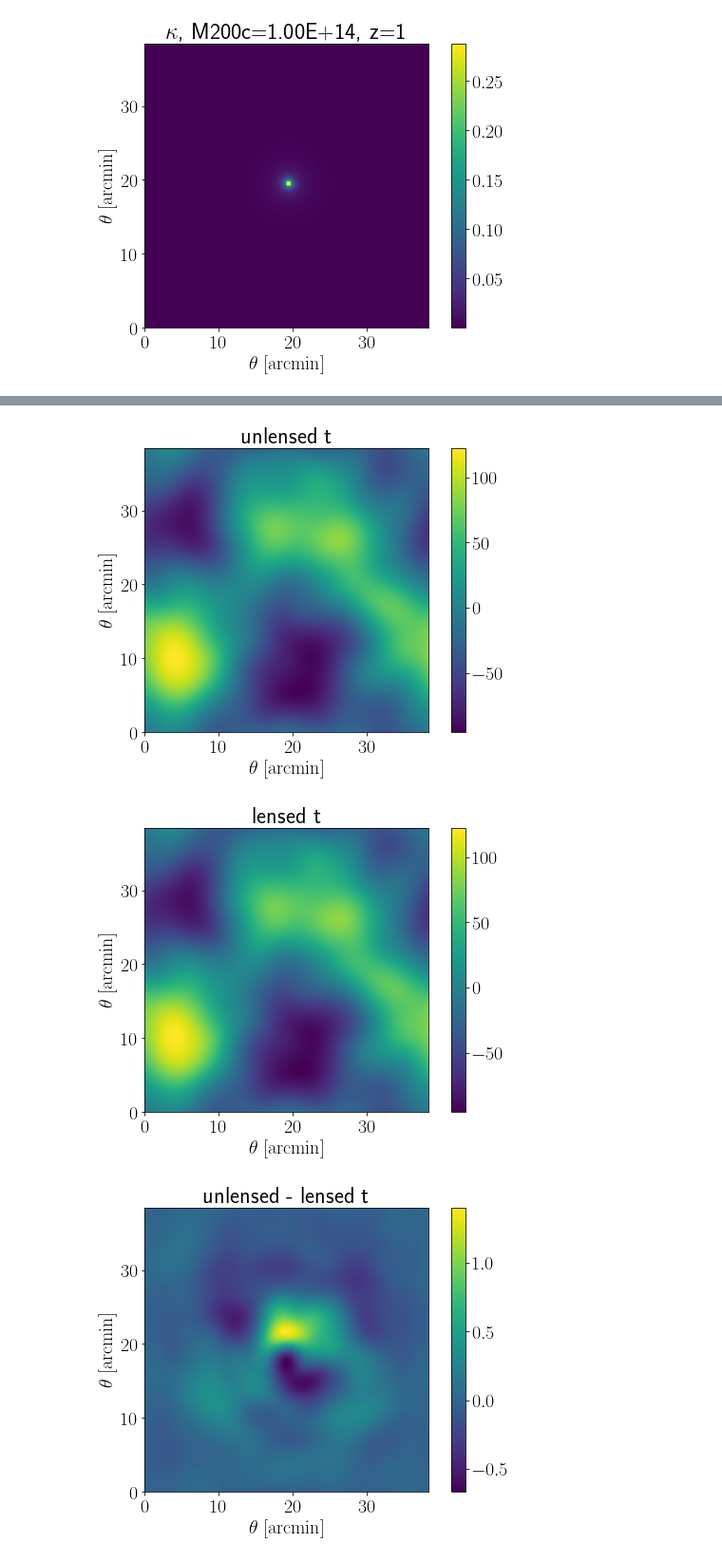
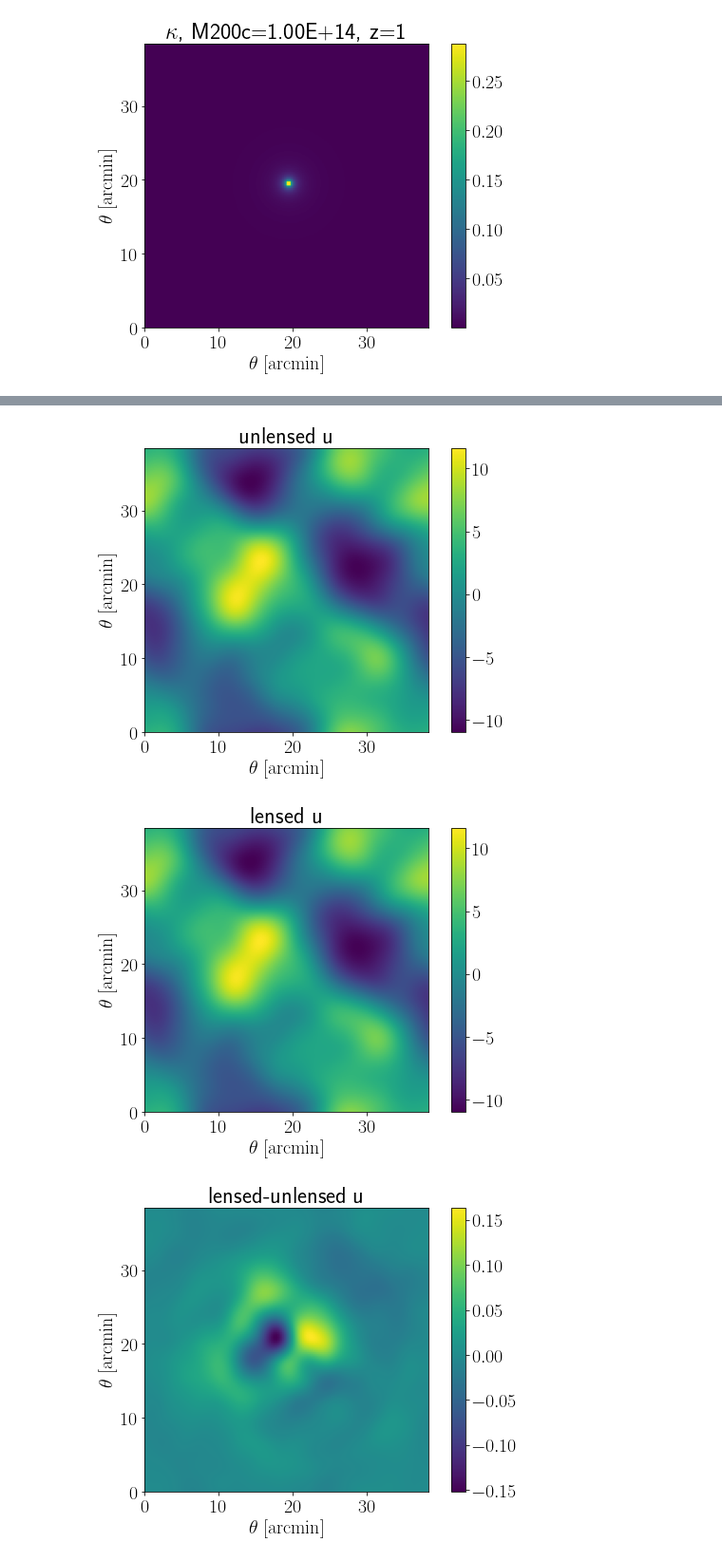
Before and after one commit to carronj/LensIt, a Jupyter notebook: notebooks/demo_cluster_lensing.ipynb, the cells around one changed output, grey strips where cells are left out. Shown at 95% size. Cells and saved outputs as stored; diff of their text form; code cells hidden in the pictures.

```diff
--- a/notebooks/demo_cluster_lensing.ipynb
+++ b/notebooks/demo_cluster_lensing.ipynb
@@ -83,8 +83,8 @@ Text(0, 0.5, '$\\theta \\;[\\mathrm{arcmin}]$')
 # You can access the lensed and unlensed CMB maps with get_len_map and get_unl_map
 
 idx = 0 # Simulation index
-field = 't' # Access the temperature field 't', or the polarization fields 'e' or 'b'
+field = 'u' # Access the temperature field 't', or the polarization fields 'e' or 'b'
 map_unl = clustermaps.get_unl_map(idx, field)
 map_len = clustermaps.get_len_map(idx, field)
 map_obs = clustermaps.get_obs_map(idx, field)
-map_noise = clustermaps.get_noise_map(idx, field)
+# map_noise = clustermaps.get_noise_map(idx, field)
@@ -91,12 +126,13 @@ map_noise = clustermaps.get_noise_map(idx, field)
 # %%
-for i, (mp, title) in enumerate(zip([map_unl, map_len, map_unl-map_len, map_obs, map_noise], ['unlensed', 'lensed', 'unlensed - lensed', 'observed', 'noise'])):
+# for i, (mp, title) in enumerate(zip([map_unl, map_len, map_unl-map_len, map_obs, map_noise], ['unlensed', 'lensed', 'unlensed - lensed', 'observed', 'noise'])):
+for i, (mp, title) in enumerate(zip([map_unl, map_len, map_len-map_unl, map_obs], ['unlensed', 'lensed', 'lensed-unlensed', 'observed'])):
     plt.figure()
     plt.imshow(mp, origin='lower', extent=[0, clustermaps.lpix_amin*clustermaps.npix, 0, clustermaps.lpix_amin*clustermaps.npix])
     plt.title(title + '  %s' % field)
     plt.xlabel(r'$\theta \;[\mathrm{arcmin}]$')
     plt.ylabel(r'$\theta \;[\mathrm{arcmin}]$')
     plt.colorbar()
 # %% [output]
-[figure, old version]
+[figure, new version]
-[figure, old version]
+[figure, new version]
-[figure, old version]
+[figure, new version]
```
Also changed, not shown: parts of 7 cells of this notebook, 1 other file.
